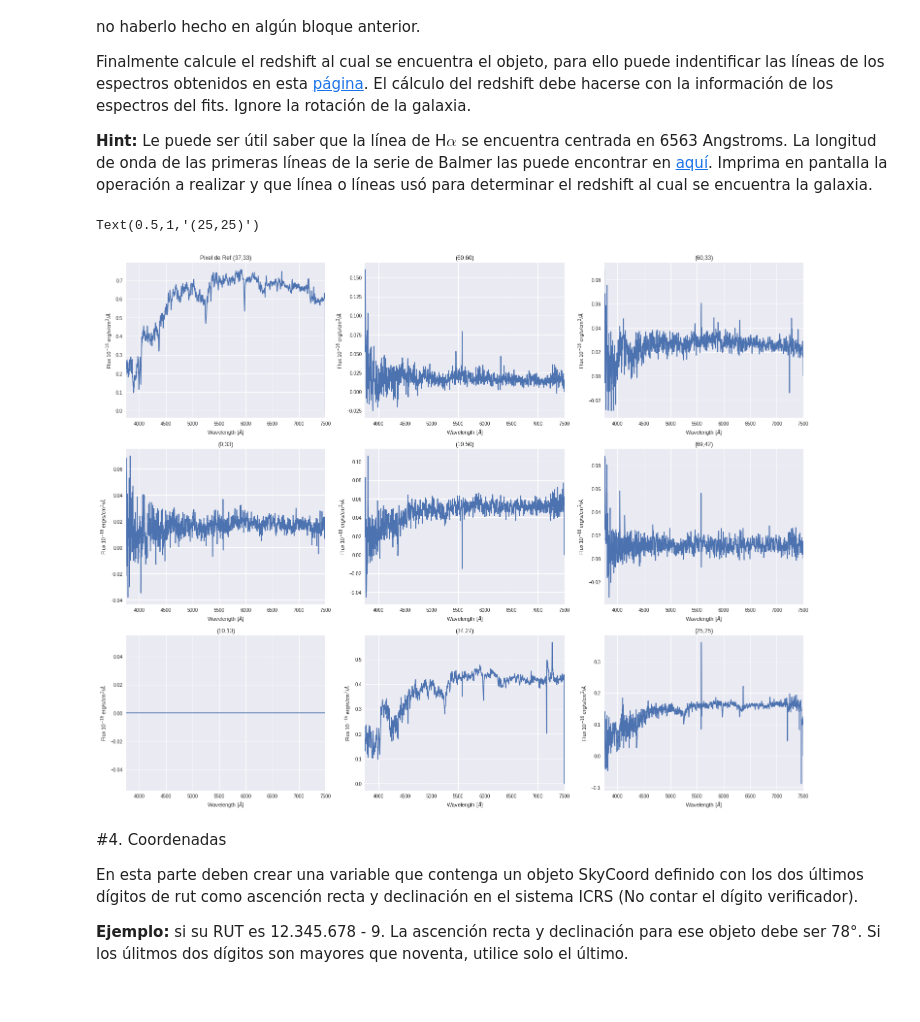
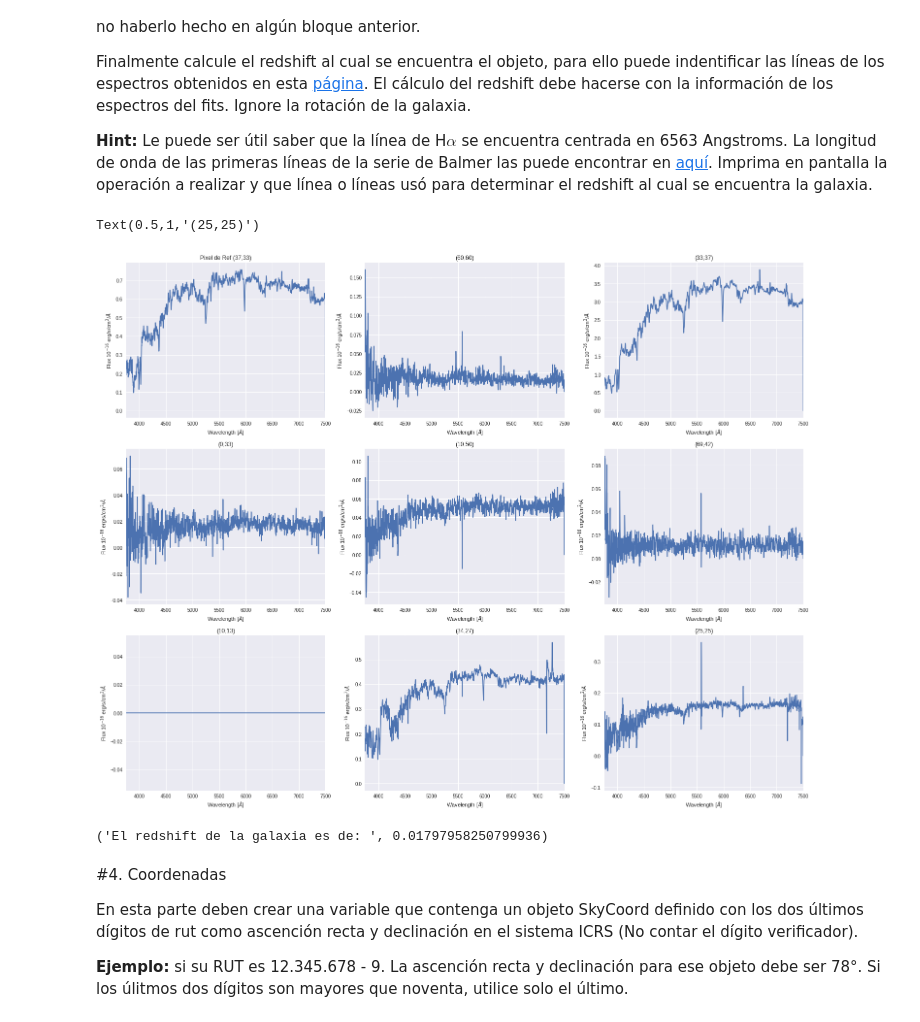
Before and after one commit to niccoma/minitarea4, a Jupyter notebook: minitarea4.ipynb, the cells around one changed output. Drawn from its saved outputs; the diff is of its cells as text; code cells hidden in the pictures.

```diff
--- a/minitarea4.ipynb
+++ b/minitarea4.ipynb
@@ -173,11 +173,11 @@ plt.ylabel('Flux 10$^{-16}$ erg/s/cm$^2$/$\AA$')
 plt.title('(60,60)')
 
 plt.subplot(3,3,3)
-plt.plot(lo,data[:,60,33])
+plt.plot(lo,data[:,33,37])
 plt.xlim(3750,7500)
 plt.xlabel('Wavelength [$\AA$]')
 plt.ylabel('Flux 10$^{-16}$ erg/s/cm$^2$/$\AA$')
-plt.title('(60,33)')
+plt.title('(33,37)')
 
 plt.subplot(3,3,4)
 plt.plot(lo,data[:,0,33])
@@ -195,34 +195,66 @@ plt.title('(10,50)')
 
 plt.subplot(3,3,6)
 plt.plot(lo,data[:,69,42])
 plt.xlim(3750,7500)
 plt.xlabel('Wavelength [$\AA$]')
 plt.ylabel('Flux 10$^{-16}$ erg/s/cm$^2$/$\AA$')
 plt.title('(69,42)')
 
 plt.subplot(3,3,7)
 plt.plot(lo,data[:,10,13])
 plt.xlim(3750,7500)
 plt.xlabel('Wavelength [$\AA$]')
 plt.ylabel('Flux 10$^{-16}$ erg/s/cm$^2$/$\AA$')
 plt.title('(10,13)')
 
 plt.subplot(3,3,8)
 plt.plot(lo,data[:,34,27])
 plt.xlim(3750,7500)
 plt.xlabel('Wavelength [$\AA$]')
 plt.ylabel('Flux 10$^{-16}$ erg/s/cm$^2$/$\AA$')
 plt.title('(34,27)')
 
 plt.subplot(3,3,9)
 plt.plot(lo,data[:,25,25])
 plt.xlim(3750,7500)
 plt.xlabel('Wavelength [$\AA$]')
 plt.ylabel('Flux 10$^{-16}$ erg/s/cm$^2$/$\AA$')
 plt.title('(25,25)')
 # %% [output]
 Text(0.5,1,'(25,25)')
-[figure, old version]
+[figure, new version]
+# %%
+#plt.plot(lo,data[:,37,33])
+#plt.xlim(6000,7500)
+#plt.xlabel('Wavelength [$\AA$]')
+#plt.ylabel('Flux 10$^{-16}$ erg/s/cm$^2$/$\AA$')
+#plt.title('Pixel de Ref (37,33)')
+
+#plt.plot(lo,data[:,37,33])
+#plt.xlim(6600,6800)
+#plt.xlabel('Wavelength [$\AA$]')
+#plt.ylabel('Flux 10$^{-16}$ erg/s/cm$^2$/$\AA$')
+#plt.title('Pixel de Ref (37,33)')
+
+#plt.plot(lo,data[:,37,33])
+#plt.xlim(6675,6700)
+#plt.xlabel('Wavelength [$\AA$]')
+#plt.ylabel('Flux 10$^{-16}$ erg/s/cm$^2$/$\AA$')
+#plt.title('Pixel de Ref (37,33)')
+
+#plt.plot(lo,data[:,37,33])
+#plt.xlim(6680,6685)
+#plt.xlabel('Wavelength [$\AA$]')
+#plt.ylabel('Flux 10$^{-16}$ erg/s/cm$^2$/$\AA$')
+#plt.title('Pixel de Ref (37,33)')
+
+#h-alpha en 6681 A
+
+z = (6681/6563.0)-1
+
+print('El redshift de la galaxia es de: ',z)
+# %% [output]
+('El redshift de la galaxia es de: ', 0.01797958250799936)
 # %% [markdown]
 #4. Coordenadas
 
```
Also changed, not shown: parts of 2 cells of this notebook.
